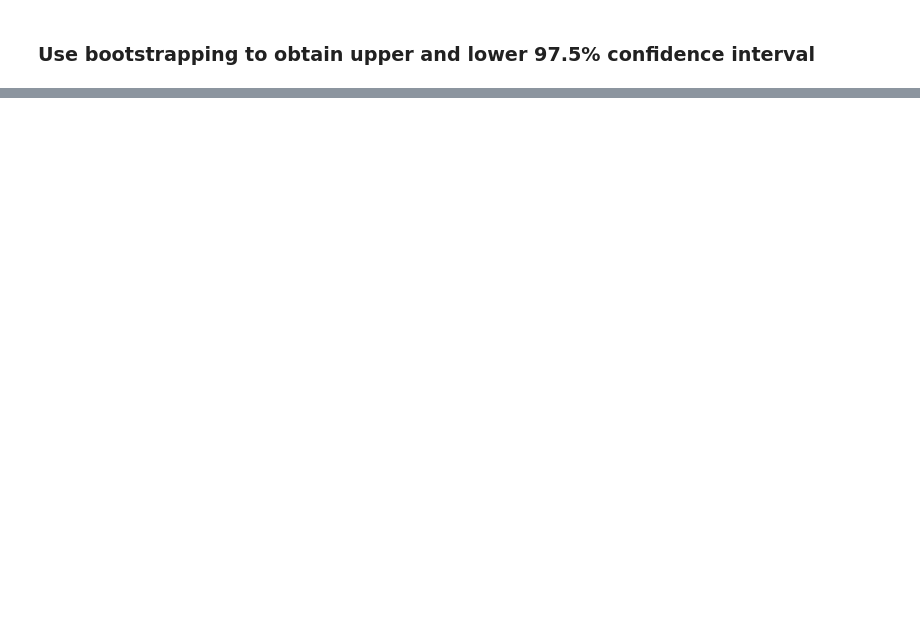
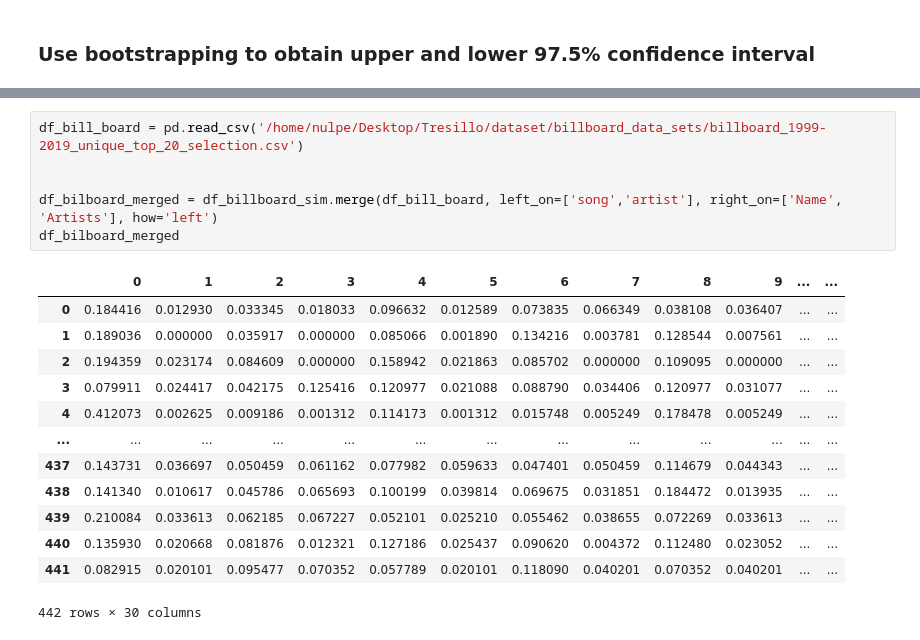
Before and after one commit to pushkarjajoria/Tresillo, a Jupyter notebook: src/rythm_vectors.ipynb, the cells around one changed output, grey strips where cells are left out. Cells and saved outputs as stored; diff of their text form; blank space fills up the shorter version.

```diff
--- a/src/rythm_vectors.ipynb
+++ b/src/rythm_vectors.ipynb
@@ -277,0 +298,20 @@ no tresillo upper and lower ci on 100 draws:  0.6037983392784003 0.6704955900495
+# %%
+df_bill_board = pd.read_csv('/home/nulpe/Desktop/Tresillo/dataset/billboard_data_sets/billboard_1999-2019_unique_top_20_selection.csv')
+
+
+df_bilboard_merged = df_billboard_sim.merge(df_bill_board, left_on=['song','artist'], right_on=['Name', 'Artists'], how='left')
+df_bilboard_merged
+# %% [output]
+|  | 0 | 1 | 2 | 3 | 4 | 5 | 6 | 7 | 8 | 9 | ... | ... |
+| 0 | 0.184416 | 0.012930 | 0.033345 | 0.018033 | 0.096632 | 0.012589 | 0.073835 | 0.066349 | 0.038108 | 0.036407 | ... | ... |
+| 1 | 0.189036 | 0.000000 | 0.035917 | 0.000000 | 0.085066 | 0.001890 | 0.134216 | 0.003781 | 0.128544 | 0.007561 | ... | ... |
+| 2 | 0.194359 | 0.023174 | 0.084609 | 0.000000 | 0.158942 | 0.021863 | 0.085702 | 0.000000 | 0.109095 | 0.000000 | ... | ... |
+| 3 | 0.079911 | 0.024417 | 0.042175 | 0.125416 | 0.120977 | 0.021088 | 0.088790 | 0.034406 | 0.120977 | 0.031077 | ... | ... |
+| 4 | 0.412073 | 0.002625 | 0.009186 | 0.001312 | 0.114173 | 0.001312 | 0.015748 | 0.005249 | 0.178478 | 0.005249 | ... | ... |
+| ... | ... | ... | ... | ... | ... | ... | ... | ... | ... | ... | ... | ... |
+| 437 | 0.143731 | 0.036697 | 0.050459 | 0.061162 | 0.077982 | 0.059633 | 0.047401 | 0.050459 | 0.114679 | 0.044343 | ... | ... |
+| 438 | 0.141340 | 0.010617 | 0.045786 | 0.065693 | 0.100199 | 0.039814 | 0.069675 | 0.031851 | 0.184472 | 0.013935 | ... | ... |
+| 439 | 0.210084 | 0.033613 | 0.062185 | 0.067227 | 0.052101 | 0.025210 | 0.055462 | 0.038655 | 0.072269 | 0.033613 | ... | ... |
+| 440 | 0.135930 | 0.020668 | 0.081876 | 0.012321 | 0.127186 | 0.025437 | 0.090620 | 0.004372 | 0.112480 | 0.023052 | ... | ... |
+| 441 | 0.082915 | 0.020101 | 0.095477 | 0.070352 | 0.057789 | 0.020101 | 0.118090 | 0.040201 | 0.070352 | 0.040201 | ... | ... |
+442 rows × 30 columns
```
Also changed, not shown: parts of 12 cells of this notebook.
